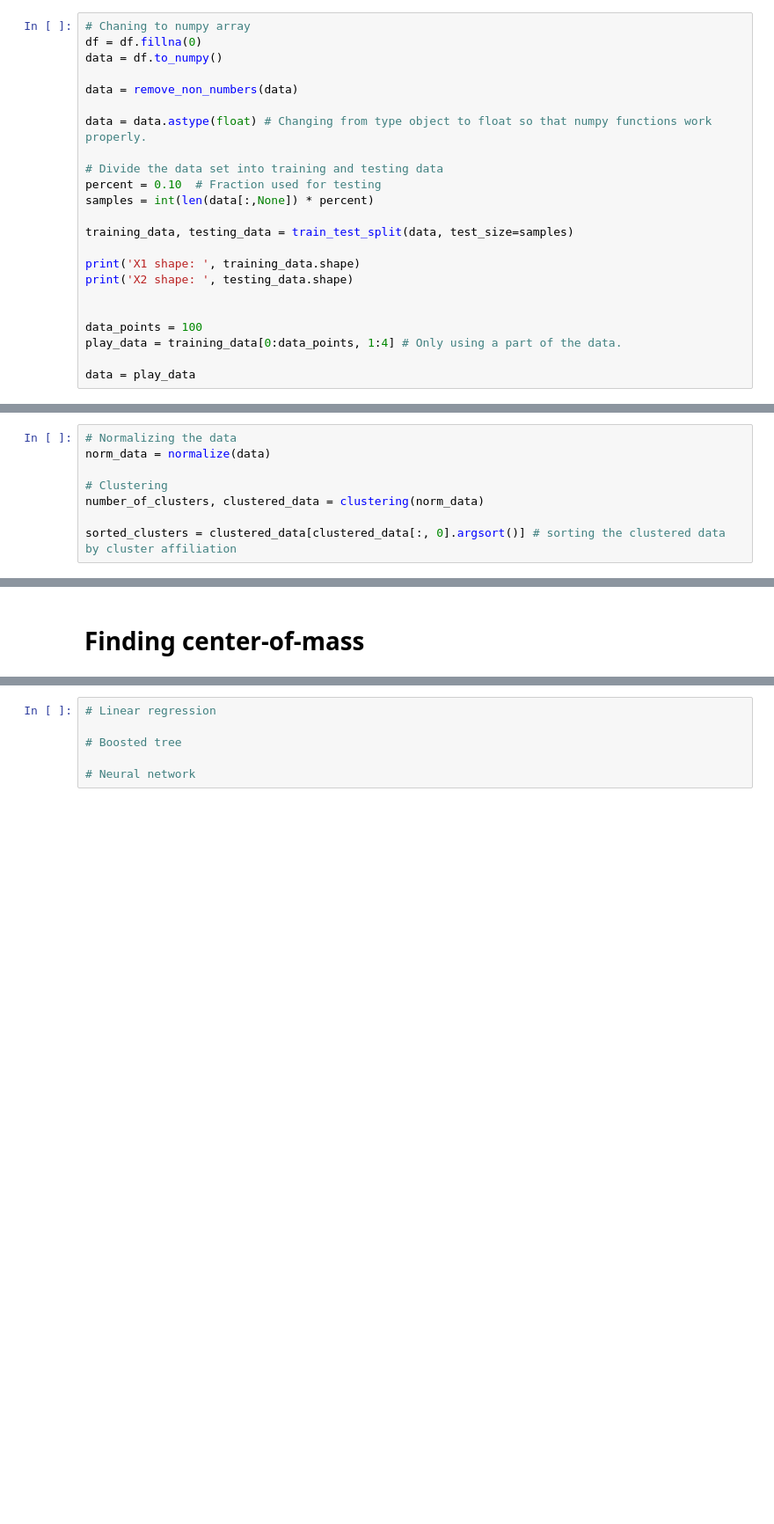
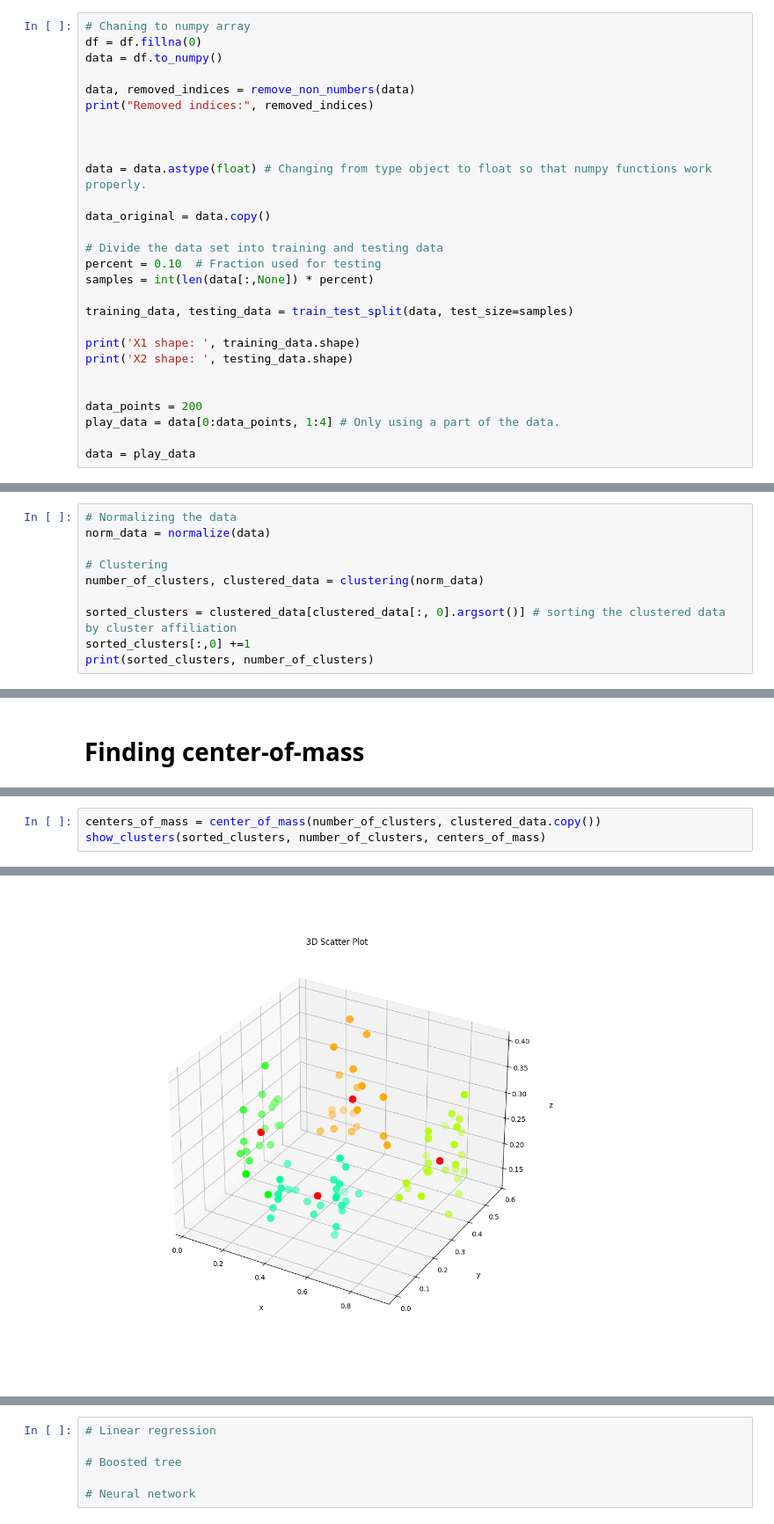
Before and after one commit to LeDeauve/Finding-comparable-sales-using-macine-learning, a Jupyter notebook: main.ipynb, the cells around one changed output, grey strips where cells are left out. Shown at 88% size. Saved outputs shown, nothing was run; the diff lists cells and outputs as text; blank space fills up the shorter version.

```diff
--- a/main.ipynb
+++ b/main.ipynb
@@ -97,9 +153,14 @@ Later give the unused features numerical values and implement them as well.
 df = df.fillna(0)
 data = df.to_numpy()
 
-data = remove_non_numbers(data)
+data, removed_indices = remove_non_numbers(data)
+print("Removed indices:", removed_indices)
+
+
 
 data = data.astype(float) # Changing from type object to float so that numpy functions work properly.
+
+data_original = data.copy()
 
 # Divide the data set into training and testing data
 percent = 0.10  # Fraction used for testing
@@ -111,8 +172,8 @@ print('X1 shape: ', training_data.shape)
 print('X2 shape: ', testing_data.shape)
 
 
-data_points = 100
-play_data = training_data[0:data_points, 1:4] # Only using a part of the data.
+data_points = 200
+play_data = data[0:data_points, 1:4] # Only using a part of the data.
 
 data = play_data
 # %% [output]
@@ -128,3 +190,5 @@ norm_data = normalize(data)
 number_of_clusters, clustered_data = clustering(norm_data)
 
 sorted_clusters = clustered_data[clustered_data[:, 0].argsort()] # sorting the clustered data by cluster affiliation
+sorted_clusters[:,0] +=1
+print(sorted_clusters, number_of_clusters)
@@ -187,0 +215,4 @@ Text(0.5, 0, 'z')
+# %%
+centers_of_mass = center_of_mass(number_of_clusters, clustered_data.copy())
+show_clusters(sorted_clusters, number_of_clusters, centers_of_mass)
+# %% [output]
@@ -187,0 +223 @@ Text(0.5, 0, 'z')
+[figure, added]
```
Also changed, not shown: parts of 17 cells of this notebook, 7 other files.
